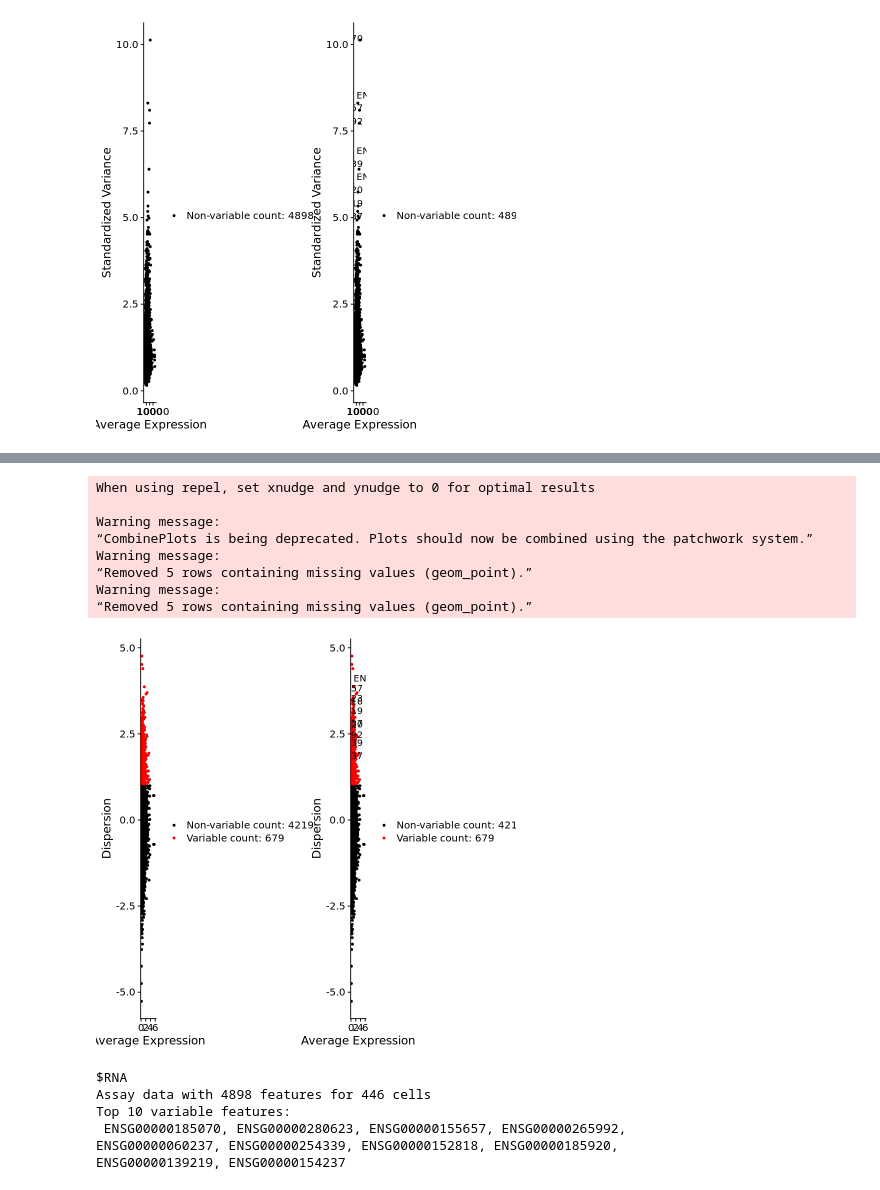
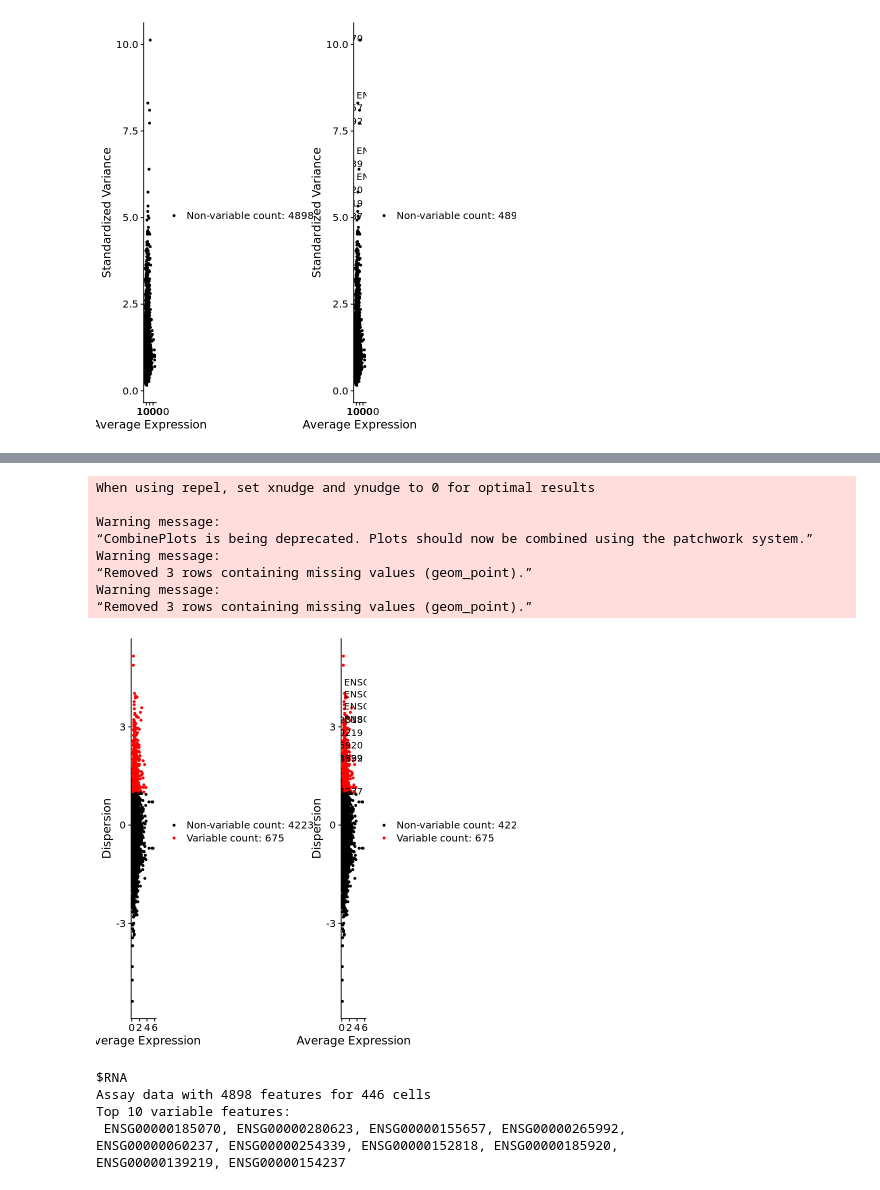
Before and after one commit to ch6845/dynamic-cell-classifier, a Jupyter notebook: 4_HVG.ipynb, the cells around one changed output, grey strips where cells are left out. Cells and saved outputs as stored; diff of their text form; code cells hidden in the pictures.

```diff
--- a/4_HVG.ipynb
+++ b/4_HVG.ipynb
@@ -20,9 +20,9 @@ FeatureScatter(koh, feature1 = "nCount_RNA", feature2 = "nFeature_RNA")
 [figure]
 [figure]
 # %%
-koh_normalized <- subset(koh_normalized, subset = nFeature_RNA > 4500 & nCount_RNA < 2000000)
-koh_normalized <- NormalizeData(koh, normalization.method = "LogNormalize", scale.factor = 10000)
-#koh_normalized@assays$RNA@data
-VlnPlot(koh_normalized, features = c("nFeature_RNA", "nCount_RNA"), ncol = 3)
-FeatureScatter(koh_normalized, feature1 = "nCount_RNA", feature2 = "nFeature_RNA")
+koh_norm <- subset(koh, subset = nFeature_RNA > 4500 & nCount_RNA < 2000000)
+koh_norm <- NormalizeData(koh_norm, normalization.method = "LogNormalize", scale.factor = 10000)
+#koh_norm@assays$RNA@data
+VlnPlot(koh_norm, features = c("nFeature_RNA", "nCount_RNA"), ncol = 3)
+FeatureScatter(koh_norm, feature1 = "nCount_RNA", feature2 = "nFeature_RNA")
 # %% [output]
@@ -50,14 +50,14 @@ Warning message:
 “CombinePlots is being deprecated. Plots should now be combined using the patchwork system.”
 [figure]
 # %%
-koh_normalized=FindVariableFeatures(koh_normalized, selection.method = "vst", nfeatures = length(rownames(koh@assays$RNA)))
-koh_normalized_vst=VariableFeatures(koh_normalized)
+koh_norm=FindVariableFeatures(koh_norm, selection.method = "vst", nfeatures = length(rownames(koh@assays$RNA)))
+koh_norm_vst=VariableFeatures(koh_norm)
 
 # plot variable features with and without labels
-plot1 <- VariableFeaturePlot(koh_normalized)
+plot1 <- VariableFeaturePlot(koh_norm)
 plot2 <- LabelPoints(plot = plot1, points = top10, repel = TRUE)
 CombinePlots(plots = list(plot1, plot2))
-write.table(koh_normalized_vst,'koh_normalized_vst.tsv',row.names=FALSE,col.names=FALSE,sep='\t')
+write.table(koh_norm_vst,'koh_norm_vst.tsv',row.names=FALSE,col.names=FALSE,sep='\t')
 # %% [output]
 When using repel, set xnudge and ynudge to 0 for optimal results
 
@@ -65,12 +65,12 @@ Warning message:
 “CombinePlots is being deprecated. Plots should now be combined using the patchwork system.”
 [figure]
 # %%
-koh_normalized=FindVariableFeatures(koh_normalized, selection.method = "dispersion", nfeatures = length(rownames(koh@assays$RNA)))
-koh_normalized_dispersion=VariableFeatures(koh_normalized)
+koh_norm=FindVariableFeatures(koh_norm, selection.method = "dispersion", nfeatures = length(rownames(koh@assays$RNA)))
+koh_norm_disp=VariableFeatures(koh_norm)
 
 # plot variable features with and without labels
-plot1 <- VariableFeaturePlot(koh_normalized)
+plot1 <- VariableFeaturePlot(koh_norm)
 plot2 <- LabelPoints(plot = plot1, points = top10, repel = TRUE)
 CombinePlots(plots = list(plot1, plot2))
-write.table(koh_normalized_dispersion,'koh_normalized_dispersion.tsv',row.names=FALSE,col.names=FALSE,sep='\t')
+write.table(koh_norm_disp,'koh_norm_disp.tsv',row.names=FALSE,col.names=FALSE,sep='\t')
 # %% [output]
@@ -86,20 +78,20 @@ Warning message:
 # %%
-koh_normalized=FindVariableFeatures(koh_normalized, selection.method = "mvp", nfeatures = length(rownames(koh@assays$RNA)))
-koh_normalized_mvp=VariableFeatures(koh_normalized)
+koh_norm=FindVariableFeatures(koh_norm, selection.method = "mvp", nfeatures = length(rownames(koh@assays$RNA)))
+koh_norm_mvp=VariableFeatures(koh_norm)
 
 # plot variable features with and without labels
-plot1 <- VariableFeaturePlot(koh_normalized)
+plot1 <- VariableFeaturePlot(koh_norm)
 plot2 <- LabelPoints(plot = plot1, points = top10, repel = TRUE)
 CombinePlots(plots = list(plot1, plot2))
-write.table(koh_normalized_mvp,'koh_normalized_mvp.tsv',row.names=FALSE,col.names=FALSE,sep='\t')
+write.table(koh_norm_mvp,'koh_norm_mvp.tsv',row.names=FALSE,col.names=FALSE,sep='\t')
 # %% [output]
 When using repel, set xnudge and ynudge to 0 for optimal results
 
 Warning message:
 “CombinePlots is being deprecated. Plots should now be combined using the patchwork system.”
 Warning message:
-“Removed 5 rows containing missing values (geom_point).”
+“Removed 3 rows containing missing values (geom_point).”
 Warning message:
-“Removed 5 rows containing missing values (geom_point).”
+“Removed 3 rows containing missing values (geom_point).”
-[figure, old version]
+[figure, new version]
 # %%
```
Also changed, not shown: parts of 5 cells of this notebook, 3 other files.
